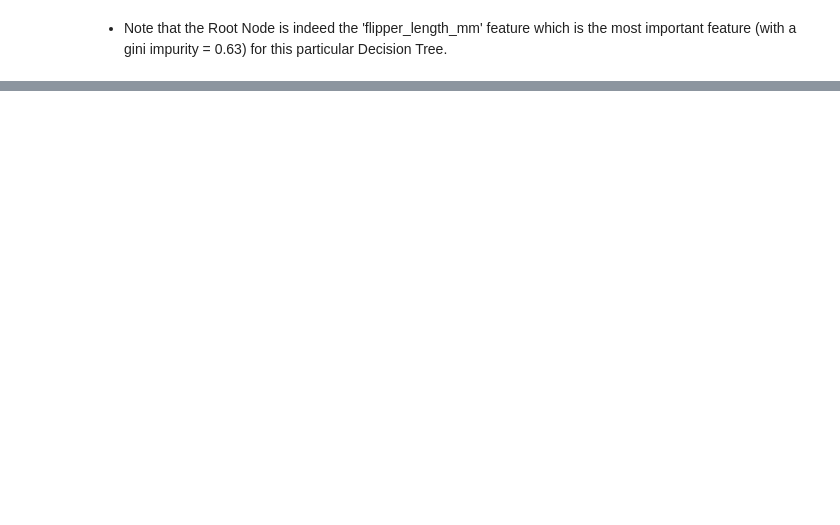
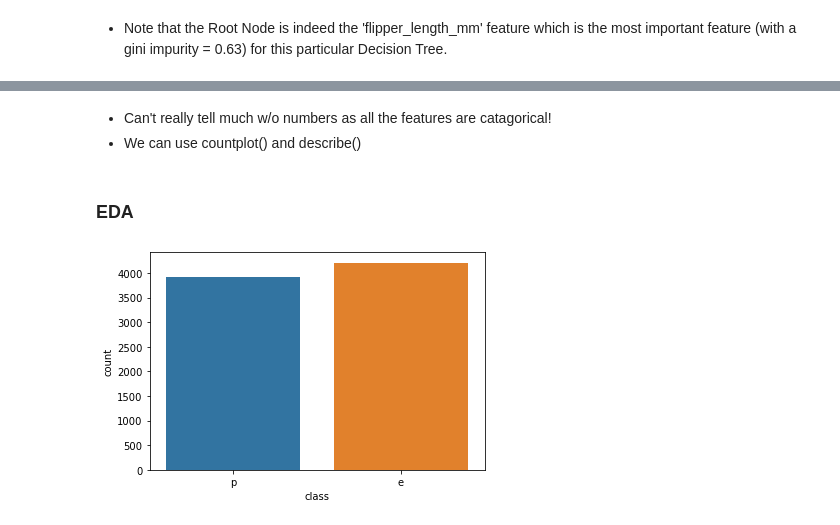
Before and after one commit to jigarparekh279/Machine_Learning_Python, a Jupyter notebook: 7_ML_05a_TreeBasedMethods_Classification.ipynb, the cells around one changed output, grey strips where cells are left out. Drawn from its saved outputs; the diff is of its cells as text; code cells hidden in the pictures; blank space fills up the shorter version.

```diff
--- a/7_ML_05a_TreeBasedMethods_Classification.ipynb
+++ b/7_ML_05a_TreeBasedMethods_Classification.ipynb
@@ -373,0 +581,3 @@ Name: Feature Imporatnce, dtype: float64
+# %%
+df = pd.read_csv('data/mushrooms.csv')
+df.sample(5)
@@ -373,0 +592,9 @@ Name: Feature Imporatnce, dtype: float64
+# %% [markdown]
+- Can't really tell much w/o numbers as all the features are catagorical!
+- We can use countplot() and describe()
+# %% [markdown]
+### EDA
+# %%
+sns.countplot(data=df,x='class');
+# %% [output]
+[figure, added]
```
Also changed, not shown: parts of 84 cells of this notebook, 9 other files.
